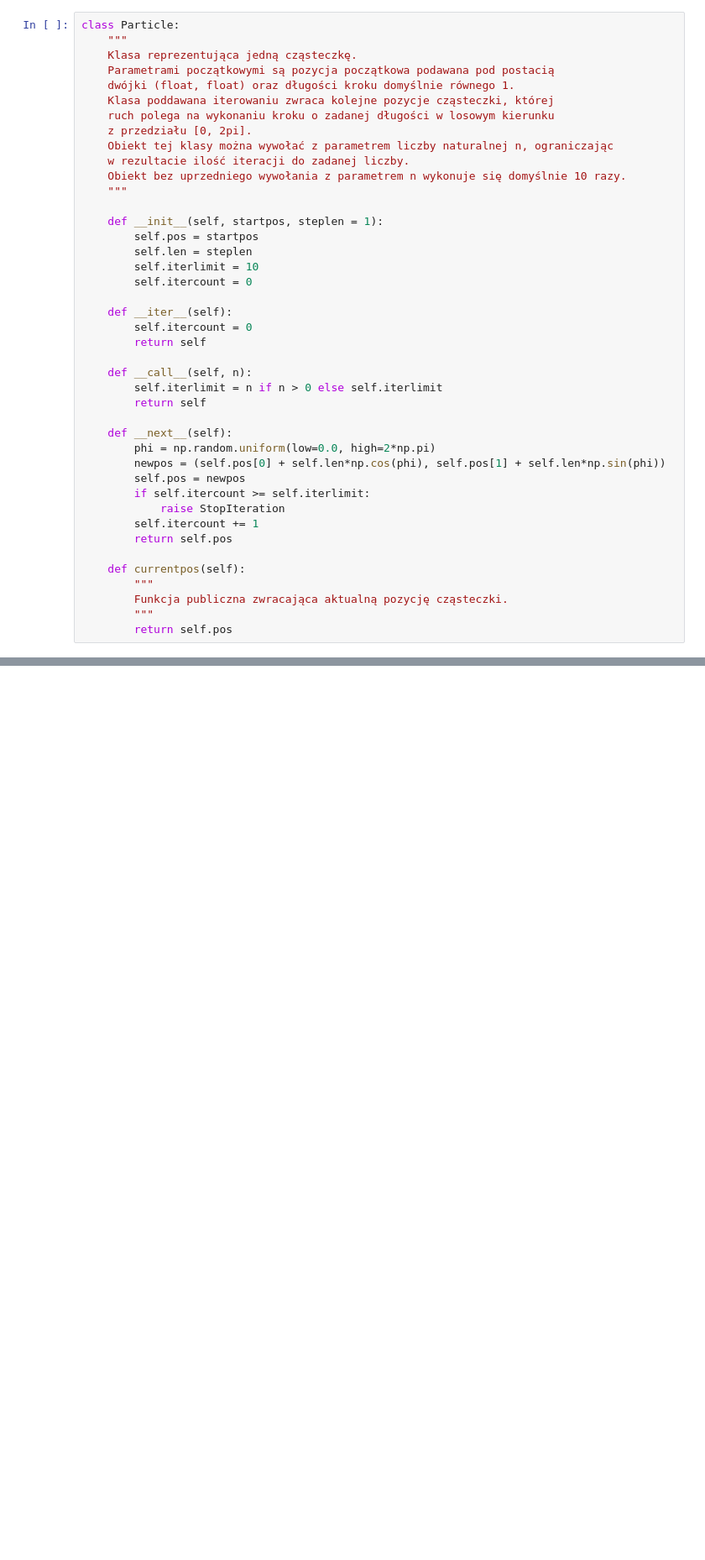
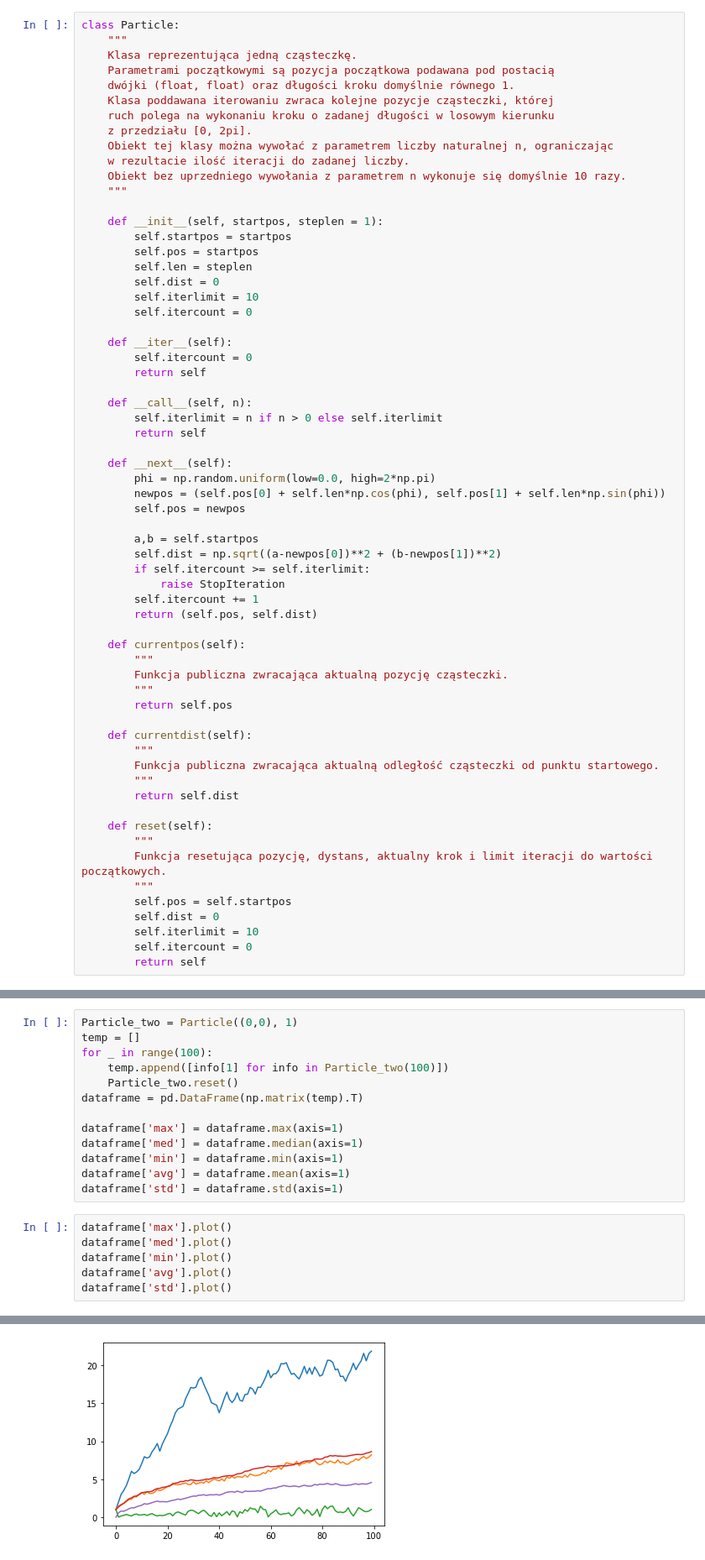
Before and after one commit to hamer101/Brownian-motion, a Jupyter notebook: brownian_motion.ipynb, the cells around one changed output, grey strips where cells are left out. Shown at 84% size. Drawn from its saved outputs; the diff is of its cells as text; blank space fills up the shorter version.

Commit message:
Minor estetic patches, extended analysis of gathered data. First 3/4 of the report added as well.

```diff
--- a/brownian_motion.ipynb
+++ b/brownian_motion.ipynb
@@ -46,8 +46,10 @@ class Particle:
     """
 
     def __init__(self, startpos, steplen = 1):
+        self.startpos = startpos
         self.pos = startpos
         self.len = steplen
+        self.dist = 0
         self.iterlimit = 10
         self.itercount = 0
 
@@ -63,15 +65,34 @@ class Particle:
         phi = np.random.uniform(low=0.0, high=2*np.pi)
         newpos = (self.pos[0] + self.len*np.cos(phi), self.pos[1] + self.len*np.sin(phi))
         self.pos = newpos
+
+        a,b = self.startpos
+        self.dist = np.sqrt((a-newpos[0])**2 + (b-newpos[1])**2)
         if self.itercount >= self.iterlimit:
             raise StopIteration
         self.itercount += 1
-        return self.pos
+        return (self.pos, self.dist)
 
     def currentpos(self):
         """
         Funkcja publiczna zwracająca aktualną pozycję cząsteczki.
         """
         return self.pos
+
+    def currentdist(self):
+        """
+        Funkcja publiczna zwracająca aktualną odległość cząsteczki od punktu startowego.
+        """
+        return self.dist
+
+    def reset(self):
+        """
+        Funkcja resetująca pozycję, dystans, aktualny krok i limit iteracji do wartości początkowych.
+        """
+        self.pos = self.startpos
+        self.dist = 0
+        self.iterlimit = 10
+        self.itercount = 0
+        return self
 # %%
 GRIDSIZE = 1    #Stała rozmiaru kratownicy.
@@ -149,3 +169,23 @@ plt.show()
 # %% [output]
 [interactive output not drawn]
 [interactive output not drawn]
+# %%
+Particle_two = Particle((0,0), 1)
+temp = []
+for _ in range(100):
+    temp.append([info[1] for info in Particle_two(100)])
+    Particle_two.reset()
+dataframe = pd.DataFrame(np.matrix(temp).T)
+
+dataframe['max'] = dataframe.max(axis=1)
+dataframe['med'] = dataframe.median(axis=1)
+dataframe['min'] = dataframe.min(axis=1)
+dataframe['avg'] = dataframe.mean(axis=1)
+dataframe['std'] = dataframe.std(axis=1)
+# %%
+dataframe['max'].plot()
+dataframe['med'].plot()
+dataframe['min'].plot()
+dataframe['avg'].plot()
+dataframe['std'].plot()
+# %% [output]
@@ -151,0 +193 @@ plt.show()
+[figure, added]
```
Also changed, not shown: parts of 4 cells of this notebook, 1 other file.
